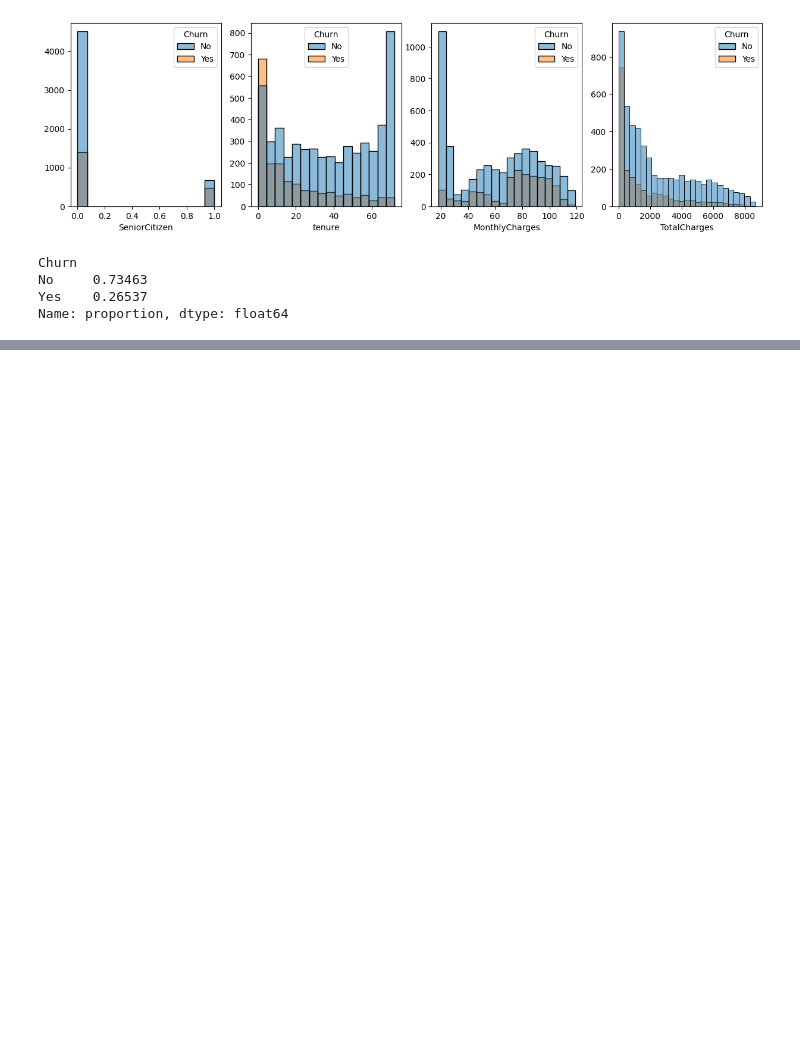
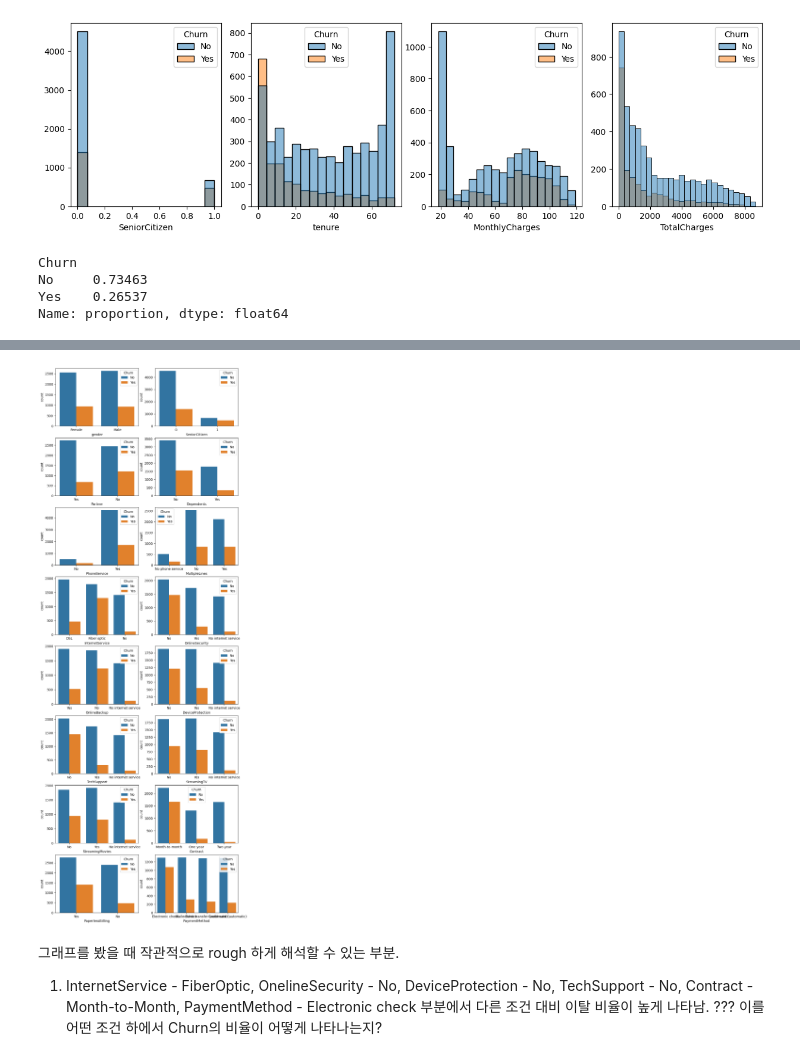
Before and after one commit to skqorrla/N_DSP_2024, a Jupyter notebook: week2_mission.ipynb, the cells around one changed output, grey strips where cells are left out. Cells and saved outputs as stored; diff of their text form; code cells hidden in the pictures; blank space fills up the shorter version.

```diff
--- a/week2_mission.ipynb
+++ b/week2_mission.ipynb
@@ -116,0 +116,7 @@ fig, axes = plt.subplots(nrows=4, ncols=2, figsize=(15,4))
+# %%
+cat_num = df.nunique() # 레이블의 갯수 확인하기 위한 nunique
+# 데이터의 범주가 5개보다 적은 것만 추출
+# 전부 다 그리면 이상하게 나오는 것들이 있음.
+# tenure - 73개, MonthlyCharges - 1585개, TotalCharges - 6530개
+category = cat_num[cat_num < 5].index.tolist()
+category; df.nunique()
@@ -117,3 +141,24 @@ fig, axes = plt.subplots(nrows=4, ncols=2, figsize=(15,4))
+# %%
+fig, axes = plt.subplots(nrows=8, ncols=2, figsize=(10,30))
+
+df_cols = category[:-1] # hue 값은 Churn 하나만 제외
+
+for i, xline in enumerate(df_cols):
+    row = i//2
+    col = i%2
+    sns.countplot(data=df, x=xline, hue="Churn",ax=axes[row][col])
+# %% [output]
+[figure, added]
+# %% [markdown]
+그래프를 봤을 때 작관적으로 rough 하게 해석할 수 있는 부분.
+1. InternetService - FiberOptic,
+   OnelineSecurity - No,
+   DeviceProtection - No,
+   TechSupport - No,
+   Contract - Month-to-Month,
+   PaymentMethod - Electronic check
+   부분에서 다른 조건 대비 이탈 비율이 높게 나타남.
+   ??? 이를 어떤 조건 하에서 Churn의 비율이 어떻게 나타나는지?
 # %% [markdown]
 ## 미션 3 - 수치변수 간의 관계를 파악하기 위해 그래프를 시각화 하고 상관계수를 구해주세요.
 
```
Also changed, not shown: parts of 9 cells of this notebook.
